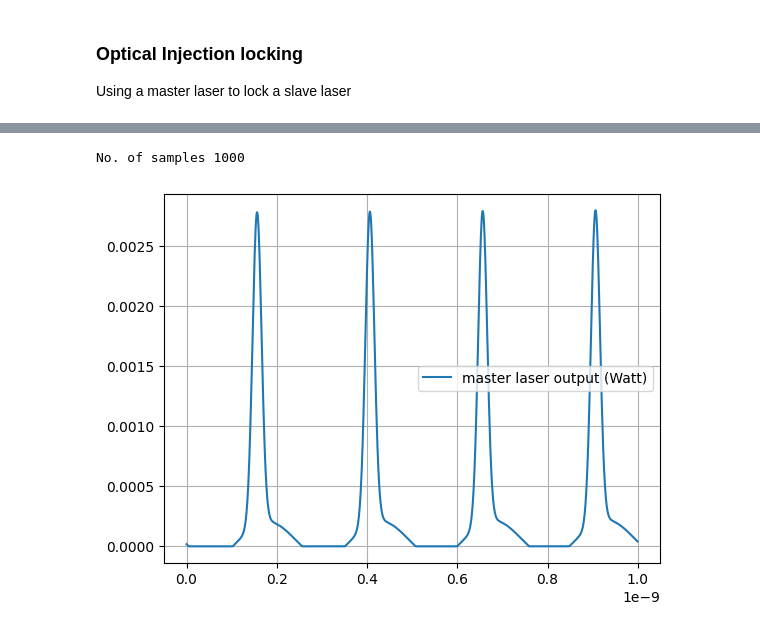
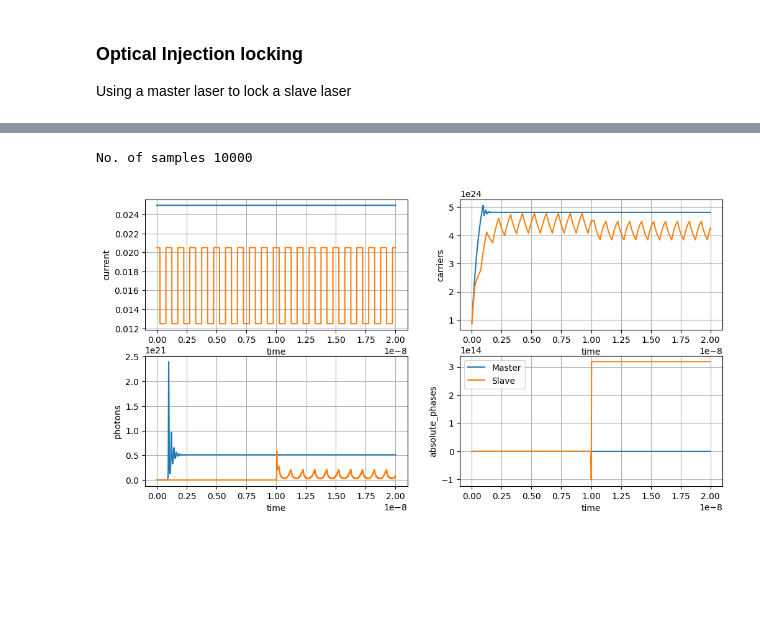
Before and after one commit to shashankg687/Univeral_QKD_Transmitter, a Jupyter notebook: Anshurup/laser dynamics.ipynb, the cells around one changed output, grey strips where cells are left out. Cells and saved outputs as stored; diff of their text form; code cells hidden in the pictures; blank space fills up the shorter version.

```diff
--- a/Anshurup/laser dynamics.ipynb
+++ b/Anshurup/laser dynamics.ipynb
@@ -736,10 +613,14 @@ plt.show()
-# %%
-power, time = laser_simulator.simulate_power(master_laser, 1e-9, 1e-12)
-plt.Figure(figsize=(12,6))
-plt.plot(time, power,label= "master laser output (Watt)")
-plt.grid()
-plt.legend()
-plt.show()
-# %% [output]
-No. of samples 1000
-[figure, removed]
+# %%
+# OIL setup
+slave_laser.set_master_laser(master_laser)
+
+# Allow initial locking
+laser_simulator.lasers_simulate([master_laser, slave_laser], [master_current, slave_current])
+laser_simulator.plot_data([master_laser, slave_laser])
+
+# not Allow initial locking
+# master_laser.reset()
+# slave_laser.reset()
+# %% [output]
+No. of samples 10000
+[figure, added]
```
Also changed, not shown: parts of 46 cells of this notebook.
